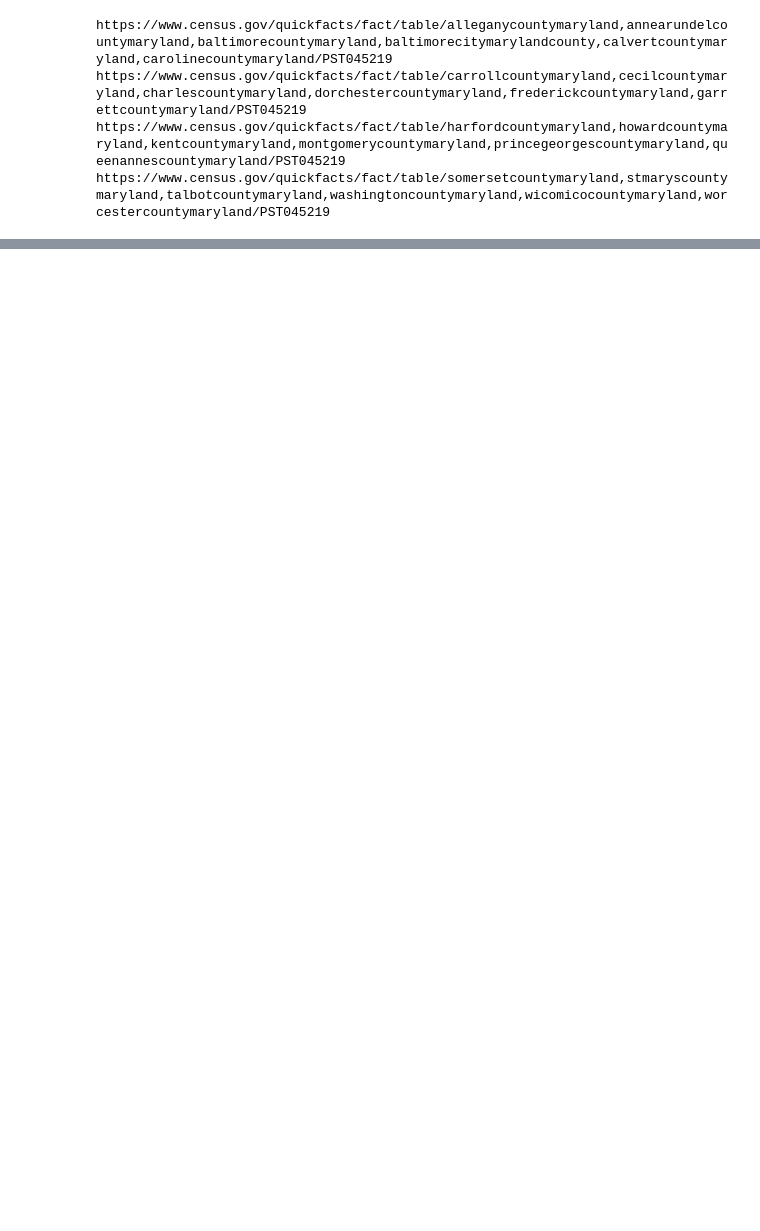
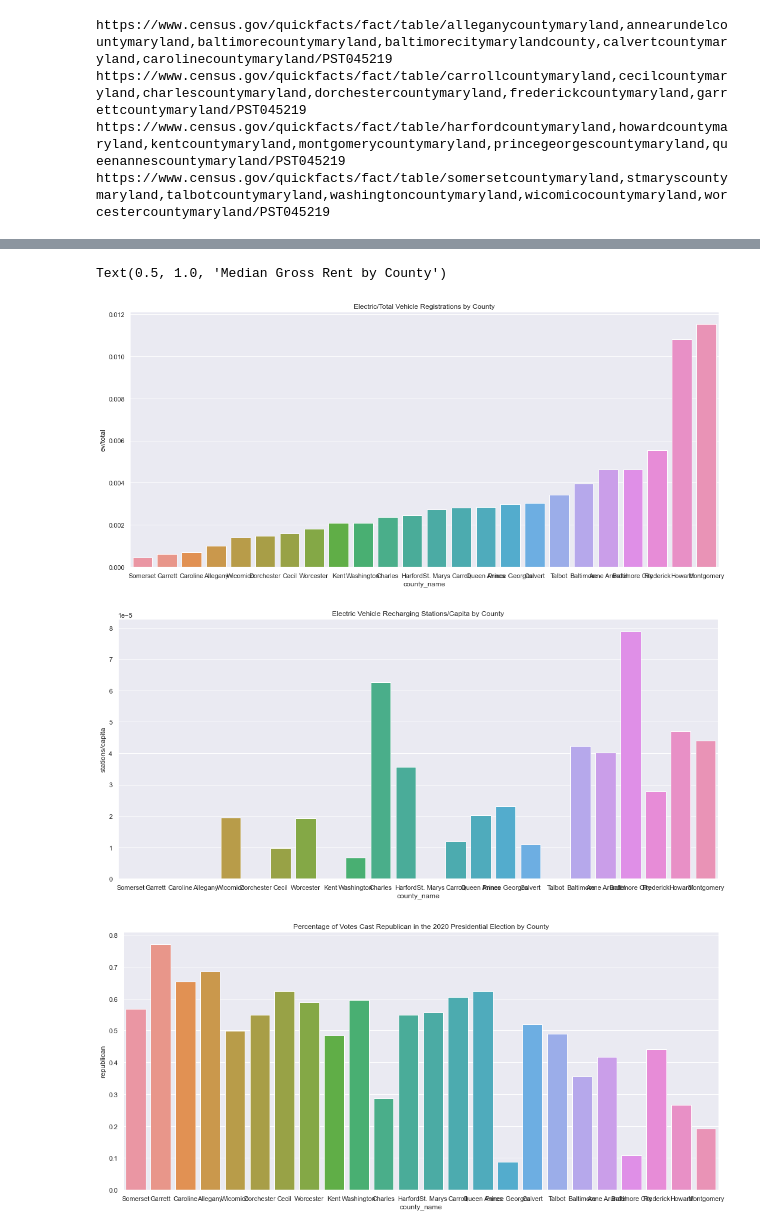
Before and after one commit to chen3e/COMP4447-final, a Jupyter notebook: Final Project.ipynb, the cells around one changed output, grey strips where cells are left out. Cells and saved outputs as stored; diff of their text form; code cells hidden in the pictures; blank space fills up the shorter version.

```diff
--- a/Final Project.ipynb
+++ b/Final Project.ipynb
@@ -383 +384,37 @@ combined_df
 24 rows × 23 columns
+# %%
+## Data preliminary visualization
+
+import numpy as np
+import matplotlib.pyplot as plt
+import seaborn as sns
+import scipy.stats as ss
+%matplotlib inline
+
+combined_df
+plt.figure(figsize=(18,8))
+ax = sns.barplot(x="county_name", y="ev/total", data=combined_df)
+ax.set_title('Electric/Total Vehicle Registrations by County')
+plt.figure(figsize=(18,8))
+ax = sns.barplot(x="county_name", y="stations/capita", data=combined_df)
+ax.set_title('Electric Vehicle Recharging Stations/Capita by County')
+plt.figure(figsize=(18,8))
+ax = sns.barplot(x="county_name", y="republican", data=combined_df)
+ax.set_title('Percentage of Votes Cast Republican in the 2020 Presidential Election by County')
+plt.figure(figsize=(18,8))
+ax = sns.barplot(x="county_name", y="democrat", data=combined_df)
+ax.set_title('Percentage of Votes Cast Democrat in the 2020 Presidential Election by County')
+plt.figure(figsize=(18,8))
+ax = sns.barplot(x="county_name", y="Owner-occupied housing unit rate, 2015-2019", data=combined_df)
+ax.set_title('Proportion of Non-Renters by County')
+plt.figure(figsize=(18,8))
+ax = sns.barplot(x="county_name", y="Median household income (in 2019 dollars), 2015-2019", data=combined_df)
+ax.set_title('Median Household Income by County')
+plt.figure(figsize=(18,8))
+ax = sns.barplot(x="county_name", y="Median gross rent, 2015-2019", data=combined_df)
+ax.set_title('Median Gross Rent by County')
+# %% [output]
+Text(0.5, 1.0, 'Median Gross Rent by County')
+[figure, added]
+[figure, added]
+[figure, added]
```
Also changed, not shown: parts of 3 cells of this notebook.
